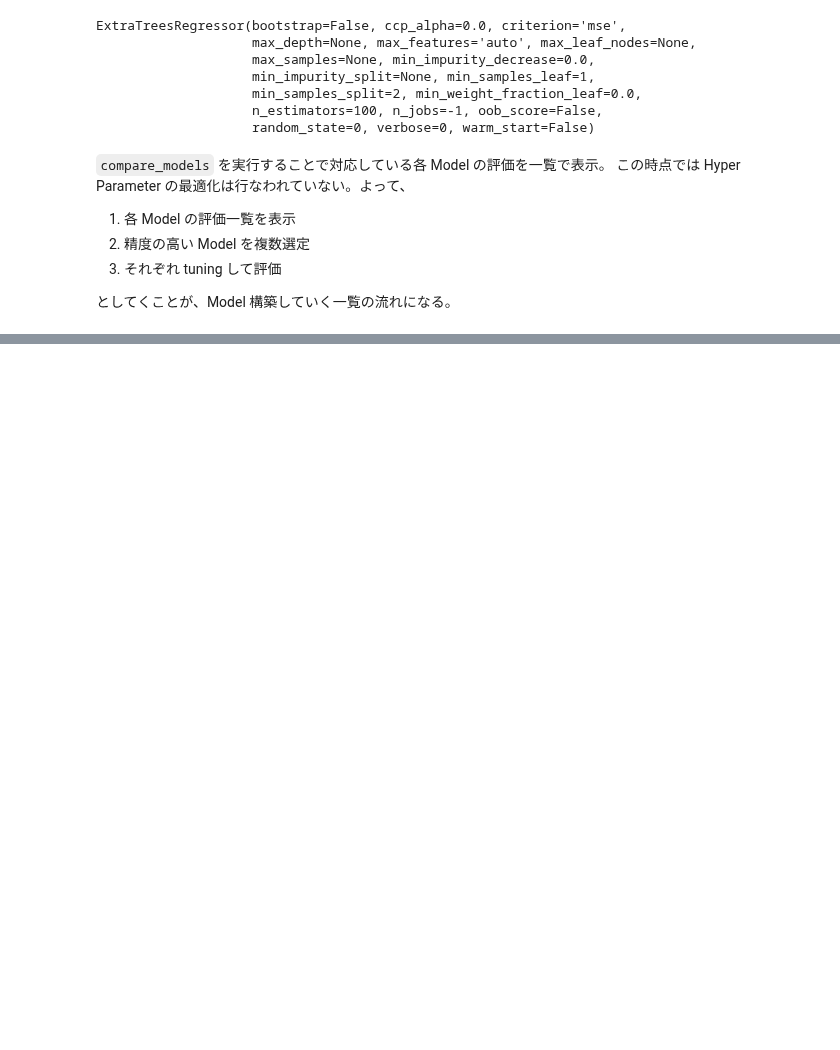
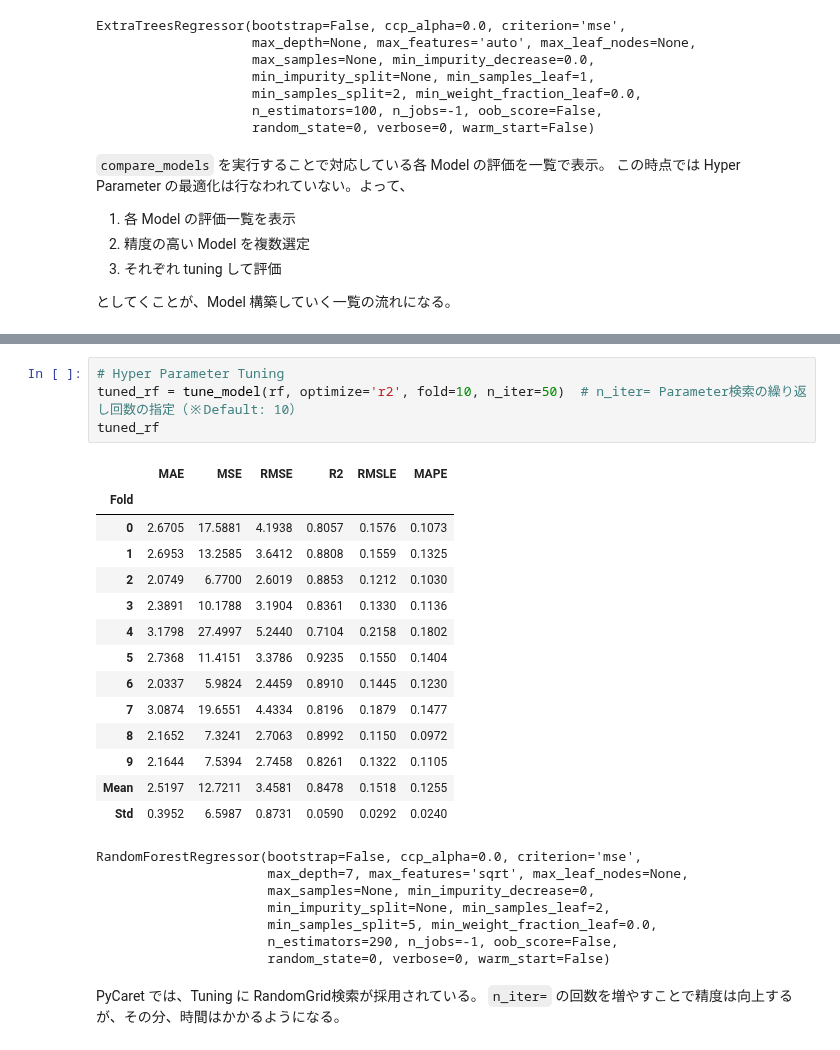
Before and after one commit to 1024xx4/ai_model_building_100, a Jupyter notebook: section09/section09.ipynb, the cells around one changed output, grey strips where cells are left out. Saved outputs shown, nothing was run; the diff lists cells and outputs as text; blank space fills up the shorter version.

```diff
--- a/section09/section09.ipynb
+++ b/section09/section09.ipynb
@@ -170,0 +217,29 @@ ExtraTreesRegressor(bootstrap=False, ccp_alpha=0.0, criterion='mse',
+# %%
+# Hyper Parameter Tuning
+tuned_rf = tune_model(rf, optimize='r2', fold=10, n_iter=50)  # n_iter= Parameter検索の繰り返し回数の指定（※Default: 10）
+tuned_rf
+# %% [output]
+|  | MAE | MSE | RMSE | R2 | RMSLE | MAPE |
+| Fold |  |  |  |  |  |  |
+| 0 | 2.6705 | 17.5881 | 4.1938 | 0.8057 | 0.1576 | 0.1073 |
+| 1 | 2.6953 | 13.2585 | 3.6412 | 0.8808 | 0.1559 | 0.1325 |
+| 2 | 2.0749 | 6.7700 | 2.6019 | 0.8853 | 0.1212 | 0.1030 |
+| 3 | 2.3891 | 10.1788 | 3.1904 | 0.8361 | 0.1330 | 0.1136 |
+| 4 | 3.1798 | 27.4997 | 5.2440 | 0.7104 | 0.2158 | 0.1802 |
+| 5 | 2.7368 | 11.4151 | 3.3786 | 0.9235 | 0.1550 | 0.1404 |
+| 6 | 2.0337 | 5.9824 | 2.4459 | 0.8910 | 0.1445 | 0.1230 |
+| 7 | 3.0874 | 19.6551 | 4.4334 | 0.8196 | 0.1879 | 0.1477 |
+| 8 | 2.1652 | 7.3241 | 2.7063 | 0.8992 | 0.1150 | 0.0972 |
+| 9 | 2.1644 | 7.5394 | 2.7458 | 0.8261 | 0.1322 | 0.1105 |
+| Mean | 2.5197 | 12.7211 | 3.4581 | 0.8478 | 0.1518 | 0.1255 |
+| Std | 0.3952 | 6.5987 | 0.8731 | 0.0590 | 0.0292 | 0.0240 |
+RandomForestRegressor(bootstrap=False, ccp_alpha=0.0, criterion='mse',
+                      max_depth=7, max_features='sqrt', max_leaf_nodes=None,
+                      max_samples=None, min_impurity_decrease=0,
+                      min_impurity_split=None, min_samples_leaf=2,
+                      min_samples_split=5, min_weight_fraction_leaf=0.0,
+                      n_estimators=290, n_jobs=-1, oob_score=False,
+                      random_state=0, verbose=0, warm_start=False)
+# %% [markdown]
+PyCaret では、Tuning に RandomGrid検索が採用されている。
+`n_iter=` の回数を増やすことで精度は向上するが、その分、時間はかかるようになる。
```
Also changed, not shown: parts of 4 cells of this notebook.
